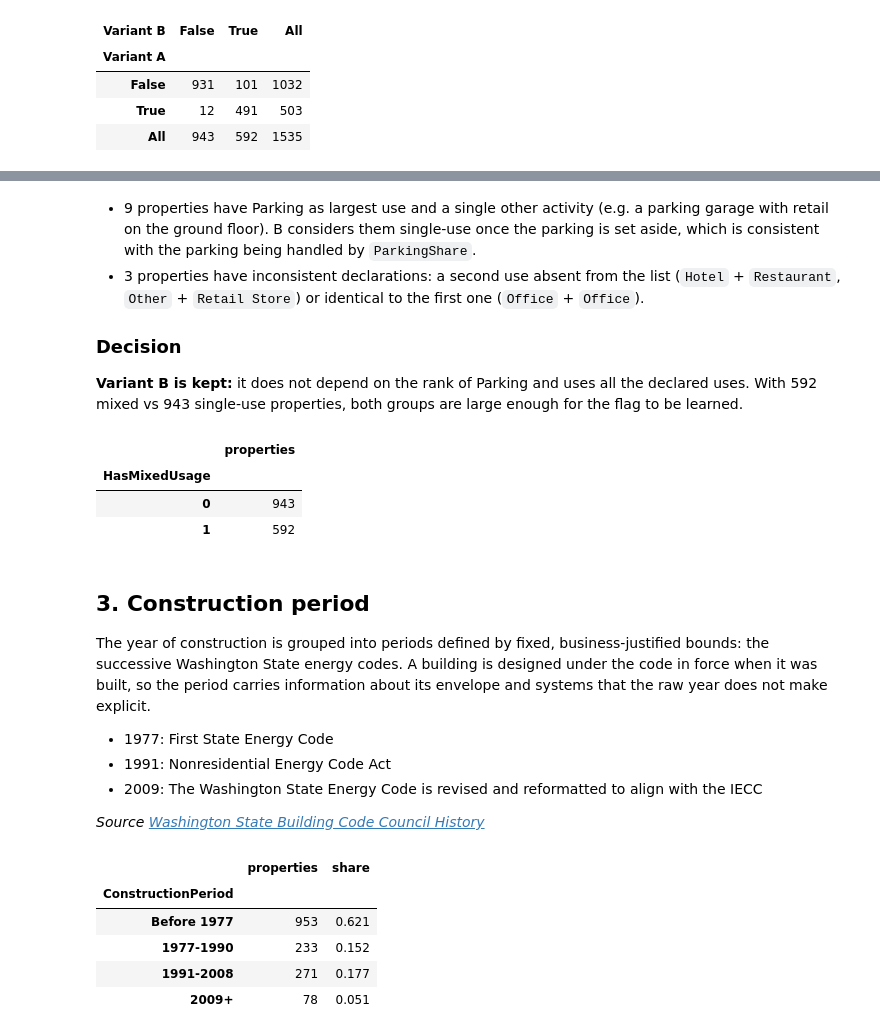
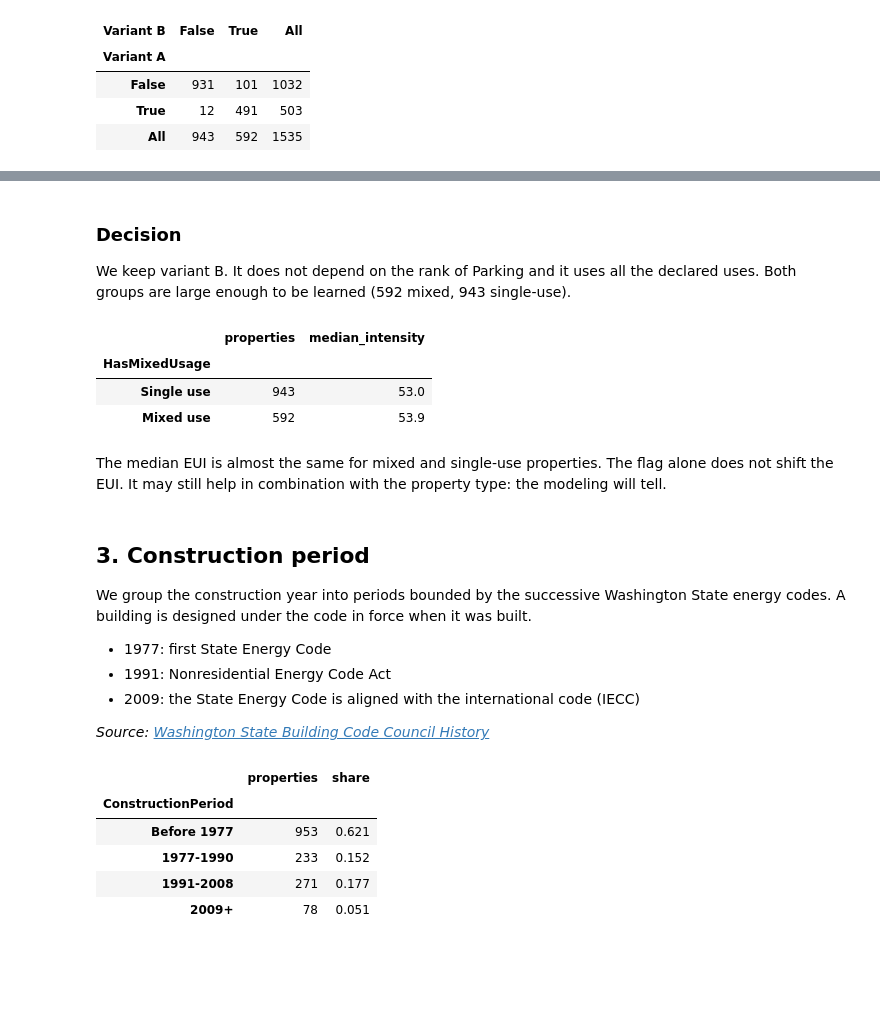
Before and after one commit to dapitch666/oc-p03-seattle-building-energy, a Jupyter notebook: notebooks/02_feature_engineering.ipynb, the cells around one changed output, grey strips where cells are left out. Drawn from its saved outputs; the diff is of its cells as text; code cells hidden in the pictures; blank space fills up the shorter version.

```diff
--- a/notebooks/02_feature_engineering.ipynb
+++ b/notebooks/02_feature_engineering.ipynb
@@ -288,29 +261,38 @@ df.loc[variant_a & ~variant_b, use_columns]
-# %% [markdown]
-- 9 properties have Parking as largest use and a single other activity (e.g. a parking garage with retail on the ground floor). B considers them single-use once the parking is set aside, which is consistent with the parking being handled by `ParkingShare`.
-- 3 properties have inconsistent declarations: a second use absent from the list (`Hotel` + `Restaurant`, `Other` + `Retail Store`) or identical to the first one (`Office` + `Office`).
-
-### Decision
-
-**Variant B is kept:** it does not depend on the rank of Parking and uses all the declared uses. With 592 mixed vs 943 single-use properties, both groups are large enough for the flag to be learned.
-# %%
-columns_to_drop.extend(use_columns)
-df["HasMixedUsage"] = variant_b.astype(int)
-df["HasMixedUsage"].value_counts().to_frame("properties")
-# %% [output]
-|  | properties |
-| HasMixedUsage |  |
-| 0 | 943 |
-| 1 | 592 |
+# %% [markdown]
+### Decision
+
+We keep variant B. It does not depend on the rank of Parking and it uses all the declared uses. Both groups are large enough to be learned (592 mixed, 943 single-use).
+# %%
+use_columns = [
+    "LargestPropertyUseType",
+    "SecondLargestPropertyUseType",
+    "ListOfAllPropertyUseTypes",
+]
+columns_to_drop.extend(use_columns)
+df["HasMixedUsage"] = variant_b.astype(int)
+(
+    log_intensity.groupby(df["HasMixedUsage"])
+    .agg(properties="count", median_intensity=lambda s: 10 ** s.median())
+    .rename(index={0: "Single use", 1: "Mixed use"})
+    .round(1)
+)
+# %% [output]
+|  | properties | median_intensity |
+| HasMixedUsage |  |  |
+| Single use | 943 | 53.0 |
+| Mixed use | 592 | 53.9 |
+# %% [markdown]
+The median EUI is almost the same for mixed and single-use properties. The flag alone does not shift the EUI. It may still help in combination with the property type: the modeling will tell.
 # %% [markdown]
 ## 3. Construction period
 
-The year of construction is grouped into periods defined by fixed, business-justified bounds: the successive Washington State energy codes. A building is designed under the code in force when it was built, so the period carries information about its envelope and systems that the raw year does not make explicit.
+We group the construction year into periods bounded by the successive Washington State energy codes. A building is designed under the code in force when it was built.
 
-* 1977: First State Energy Code
-* 1991: Nonresidential Energy Code Act
-* 2009: The Washington State Energy Code is revised and reformatted to align with the IECC
+- 1977: first State Energy Code
+- 1991: Nonresidential Energy Code Act
+- 2009: the State Energy Code is aligned with the international code (IECC)
 
-*Source [Washington State Building Code Council History](https://sbcc.wa.gov/about-sbcc/history)*
+*Source: [Washington State Building Code Council History](https://sbcc.wa.gov/about-sbcc/history)*
 # %%
 period_labels = ["Before 1977", "1977-1990", "1991-2008", "2009+"]
 
```
Also changed, not shown: parts of 31 cells of this notebook.
